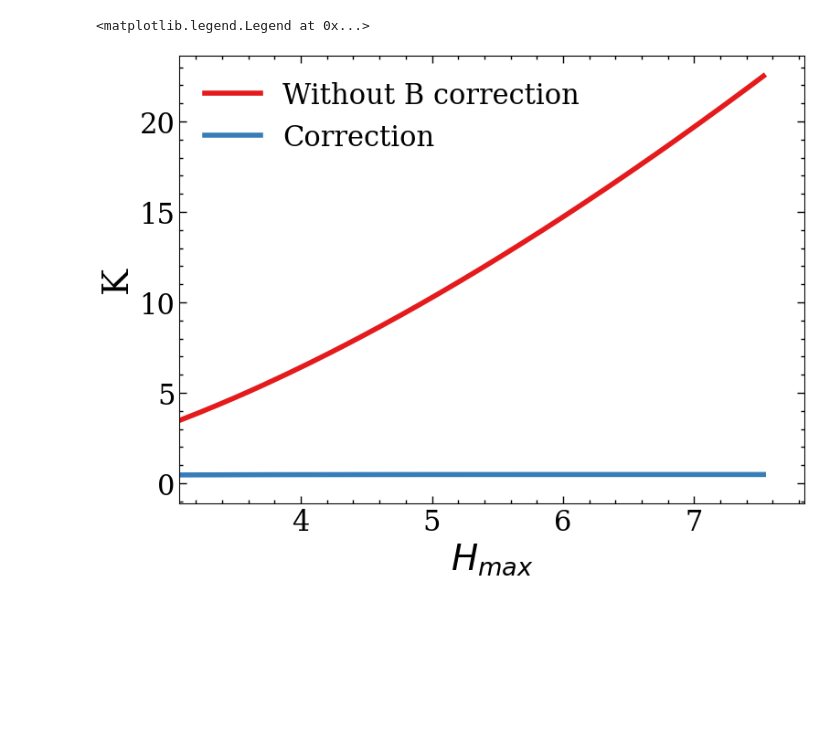
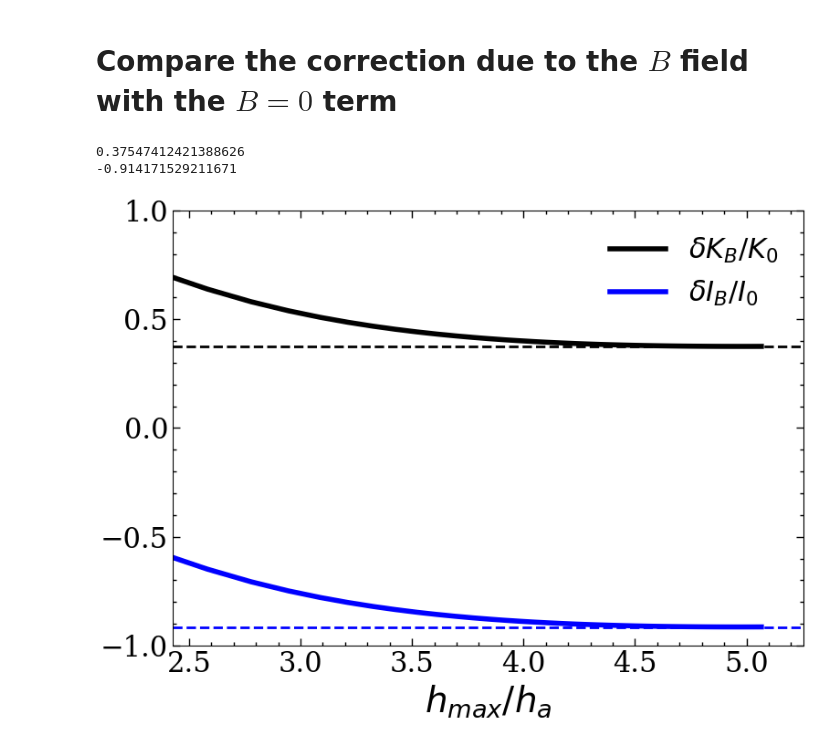
Before and after one commit to suanno/drop-dynamics, a Jupyter notebook: 2D analysis/integrals.ipynb, the cells around one changed output. Saved outputs shown, nothing was run; the diff lists cells and outputs as text; code cells hidden in the pictures; blank space fills up the shorter version.

```diff
--- a/2D analysis/integrals.ipynb
+++ b/2D analysis/integrals.ipynb
@@ -20,8 +20,8 @@ data = np.loadtxt(
 numrows = len(data[0,:])
 K1 = data[1:, numrows-8]
 K2 = data[1:, numrows-7]
-GradW1 = data[1:, numrows-6]
-GradW2 = data[1:, numrows-5]
+I1 = data[1:, numrows-6]
+I2 = data[1:, numrows-5]
 h0out_lim = data[1:, numrows-4]
 hmax = data[1:, numrows-10]
 h0out_formula = data[1:, numrows-9]
@@ -33,4 +33,4 @@ Omega = data[1:, numrows-14]
 par = data[1:, 3]
 index = data[1:, 0]
 
-i_branch = 16
+i_branch = 13
@@ -50,10 +37,25 @@ plt.show()
+# %% [markdown]
+# Compare the correction due to the $B$ field with the $B=0$ term
 # %%
-plt.plot(hmax,K1,label='Without B correction')
-plt.plot(hmax,K2,label='Correction')
+plt.plot(hmax,K2/K1,label='$\\delta K_{B}/K_{0}$',color='black',ls='-')
+print(K2[-1]/K1[-1])
+plt.axhline(K2[-1]/K1[-1], color='black', ls='--',lw=2)
+#plt.plot(hmax,K2,color='black',ls='--',lw=5)
+#plt.plot(hmax,K1+K2,color='black',ls='-.')
+#plt.plot(hmax,K,color='red',ls='-.',lw=1)
+plt.plot(hmax,-I2/I1,label='$\\delta I_{B}/I_{0}$',color='blue',ls='-')
+print(-I2[-1]/I1[-1])
+plt.axhline(-I2[-1]/I1[-1], color='blue', ls='--',lw=2)
+#plt.plot(hmax,I2,color='blue',ls='--')
+#plt.plot(hmax,I1-I2,color='blue',ls='-.')
+#plt.plot(hmax,I,color='red',ls='-.',lw=1)
+plt.legend()
+plt.ylim(-1,1)
 plt.xlim(left=hmax[i_branch])
-plt.xlabel('$H_{max}$')
-plt.ylabel('K')
-plt.legend()
+plt.xlabel('$h_{max}/h_a$')
+plt.savefig('../deltaB_2Dnbc.pdf', bbox_inches='tight', dpi=300)
+#plt.ylabel('K')
 # %% [output]
-<matplotlib.legend.Legend at 0x...>
+0.37547412421388626
+-0.914171529211671
-[figure, old version]
+[figure, new version]
```
Also changed, not shown: parts of 8 cells of this notebook, 24 other files.
